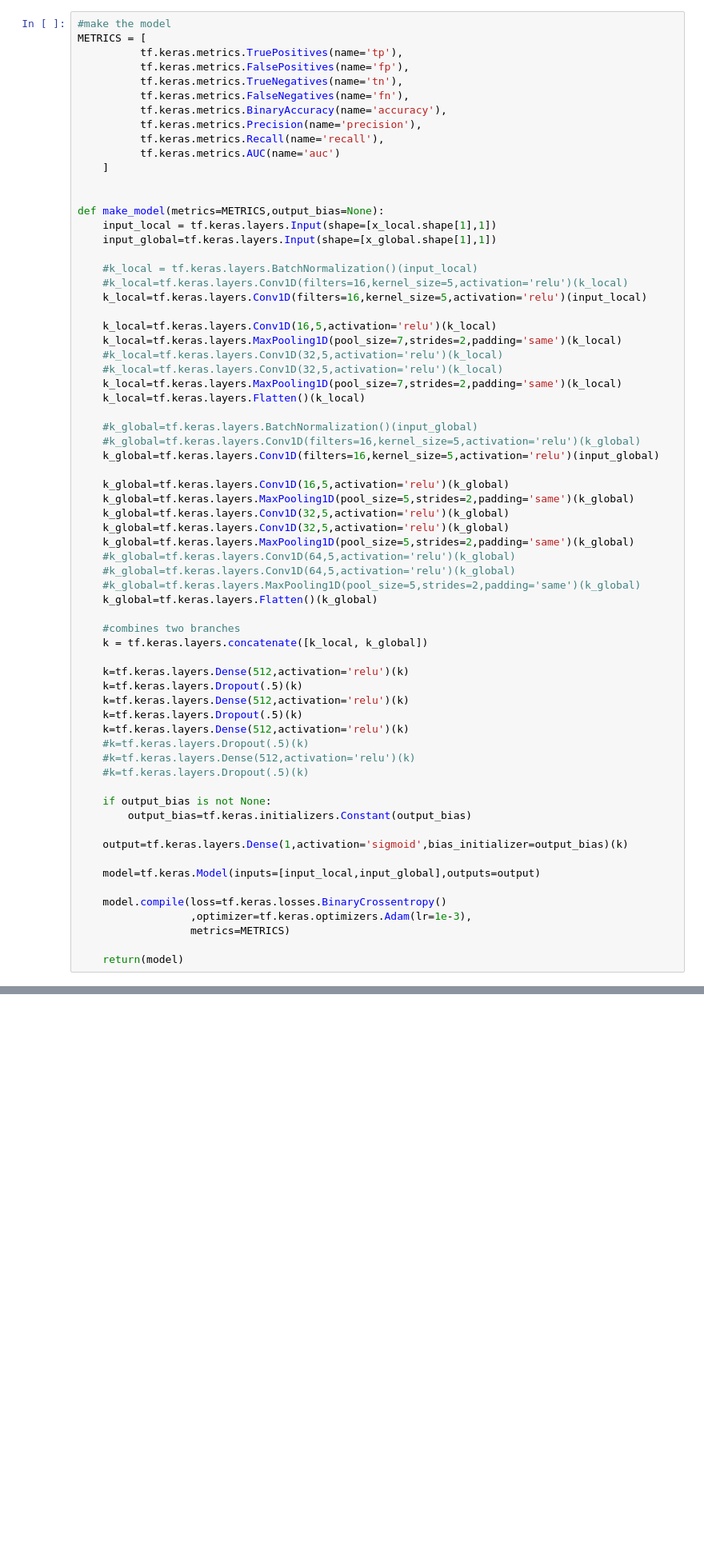
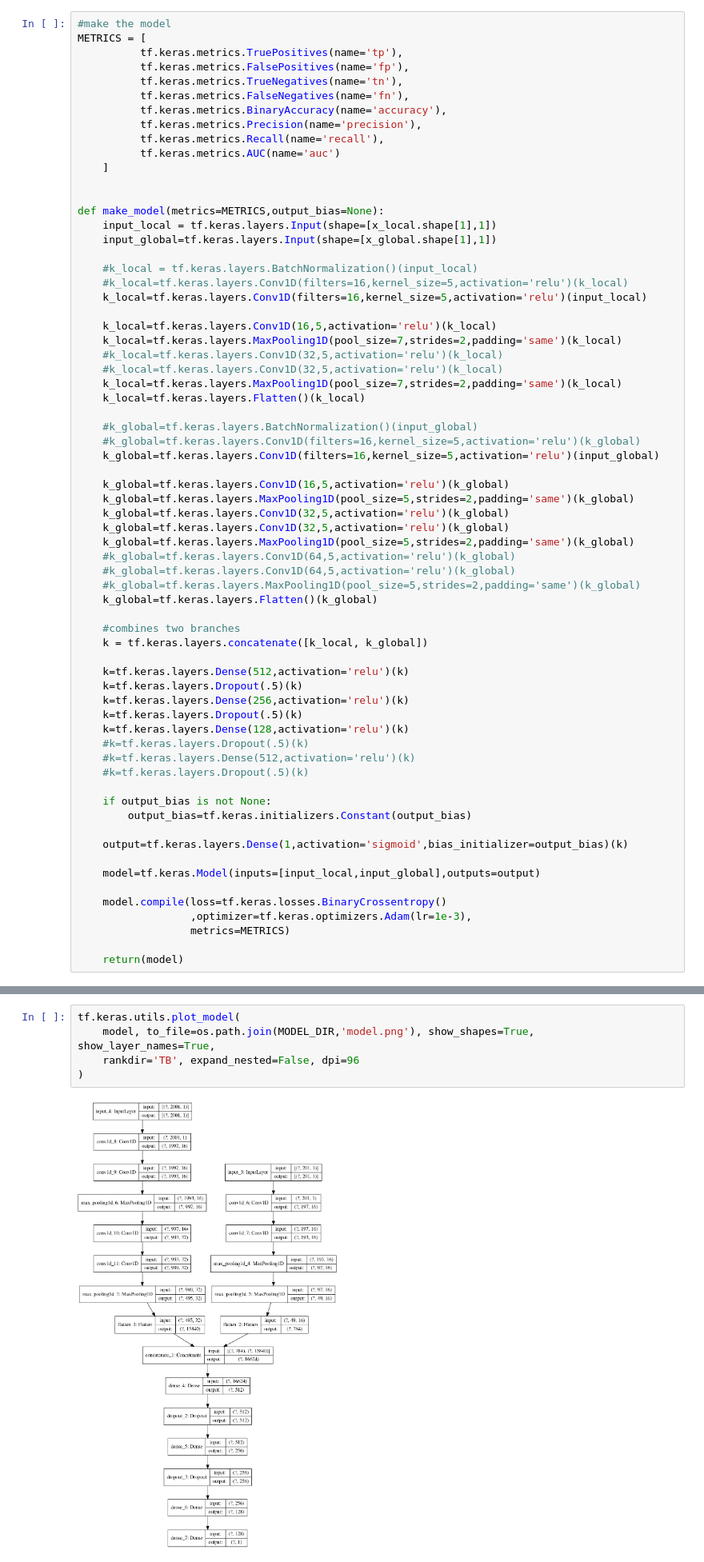
Before and after one commit to travisrmetz/w210, a Jupyter notebook: w2p/exoplanet_model.ipynb, the cells around one changed output, grey strips where cells are left out. Shown at 80% size. Drawn from its saved outputs; the diff is of its cells as text; blank space fills up the shorter version.

Commit message:
model work

```diff
--- a/w2p/exoplanet_model.ipynb
+++ b/w2p/exoplanet_model.ipynb
@@ -142,9 +145,9 @@ def make_model(metrics=METRICS,output_bias=None):
 
     k=tf.keras.layers.Dense(512,activation='relu')(k)
     k=tf.keras.layers.Dropout(.5)(k)
-    k=tf.keras.layers.Dense(512,activation='relu')(k)
+    k=tf.keras.layers.Dense(256,activation='relu')(k)
     k=tf.keras.layers.Dropout(.5)(k)
-    k=tf.keras.layers.Dense(512,activation='relu')(k)
+    k=tf.keras.layers.Dense(128,activation='relu')(k)
     #k=tf.keras.layers.Dropout(.5)(k)
     #k=tf.keras.layers.Dense(512,activation='relu')(k)
     #k=tf.keras.layers.Dropout(.5)(k)
@@ -301,3 +311,10 @@ model.save_weights(initial_weights)
+# %%
+tf.keras.utils.plot_model(
+    model, to_file=os.path.join(MODEL_DIR,'model.png'), show_shapes=True, show_layer_names=True,
+    rankdir='TB', expand_nested=False, dpi=96
+)
+# %% [output]
+[figure, added]
 # %% [markdown]
 #### Run model
 # %%
```
Also changed, not shown: parts of 8 cells of this notebook, 2 other files.
